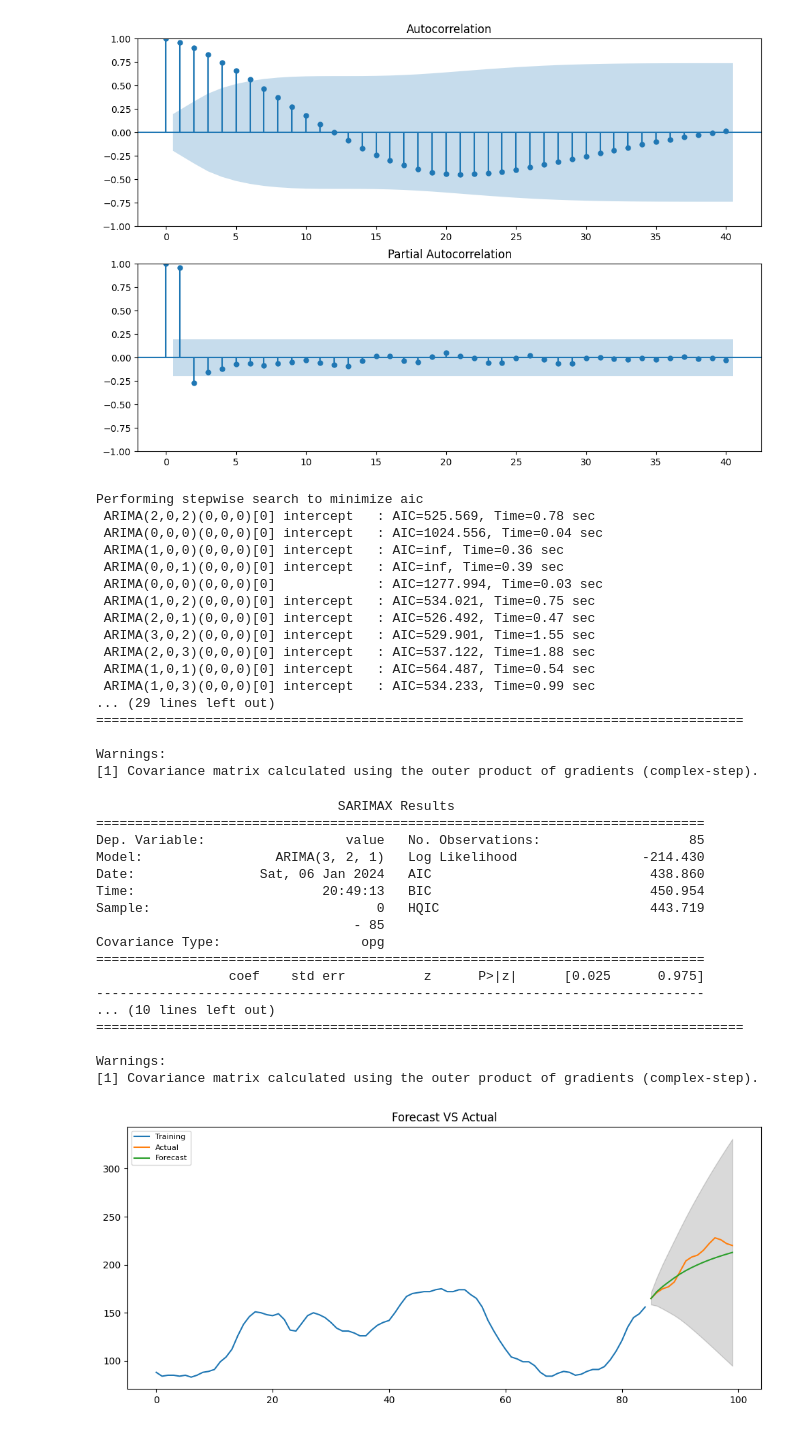
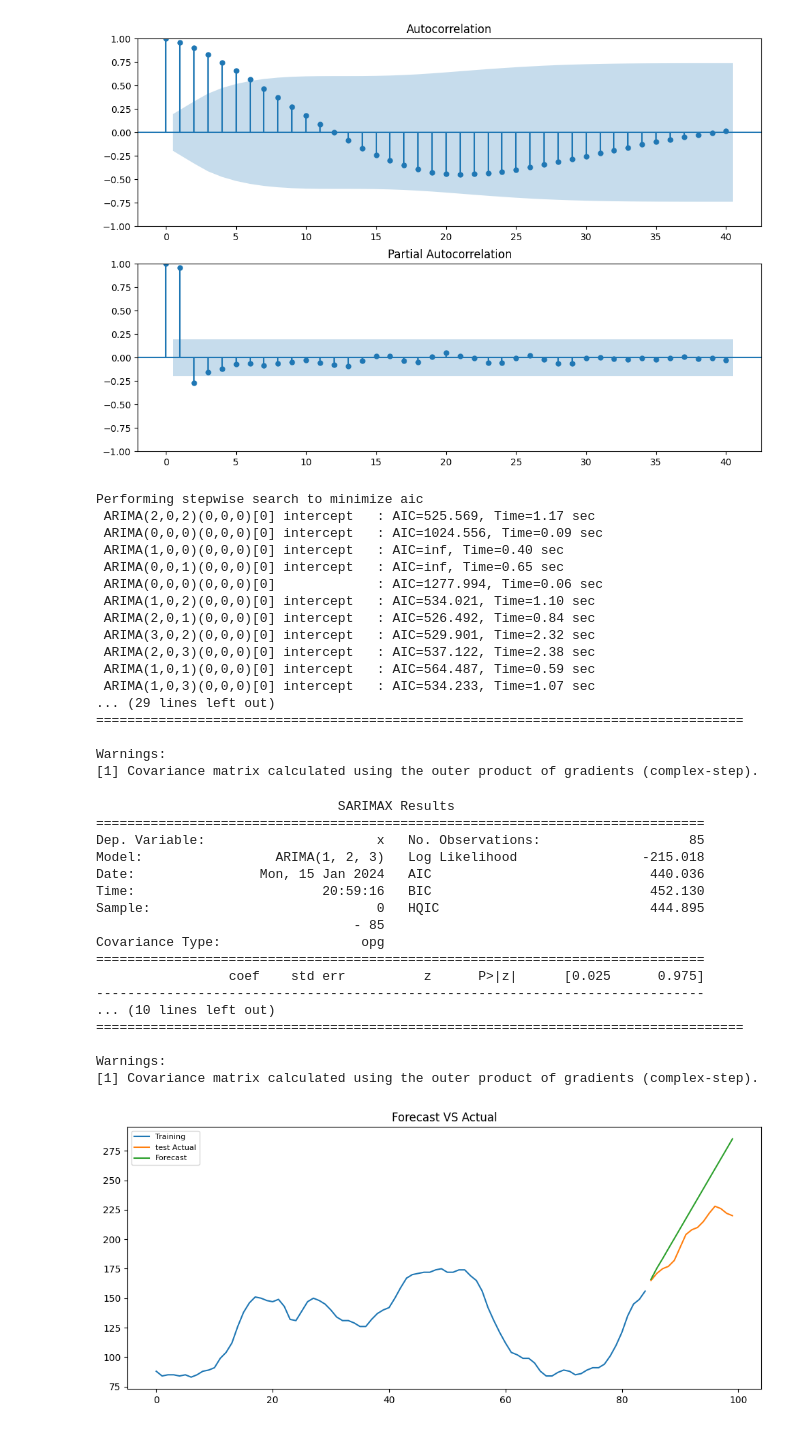
Before and after one commit to Ankar-Kumar/simulation, a Jupyter notebook: forecasting/Code_forecast.ipynb, the cells around one changed output. Cells and saved outputs as stored; diff of their text form; code cells hidden in the pictures.

```diff
--- a/forecasting/Code_forecast.ipynb
+++ b/forecasting/Code_forecast.ipynb
@@ -15,6 +15,6 @@ from statsmodels.tsa.stattools import acf, pacf
 from statsmodels.graphics.tsaplots import plot_acf, plot_pacf
 # %%
 
-df = read_csv("usage.csv",names=['value'], header=0)
+df = read_csv("usage.csv")
 df.head()
 # %% [output]
@@ -48,17 +48,17 @@ autoarima_model = auto_arima(df, trace=True)
 print(autoarima_model.summary())
 # %% [output]
 Performing stepwise search to minimize aic
- ARIMA(2,0,2)(0,0,0)[0] intercept   : AIC=525.569, Time=0.78 sec
- ARIMA(0,0,0)(0,0,0)[0] intercept   : AIC=1024.556, Time=0.04 sec
- ARIMA(1,0,0)(0,0,0)[0] intercept   : AIC=inf, Time=0.36 sec
- ARIMA(0,0,1)(0,0,0)[0] intercept   : AIC=inf, Time=0.39 sec
- ARIMA(0,0,0)(0,0,0)[0]             : AIC=1277.994, Time=0.03 sec
- ARIMA(1,0,2)(0,0,0)[0] intercept   : AIC=534.021, Time=0.75 sec
- ARIMA(2,0,1)(0,0,0)[0] intercept   : AIC=526.492, Time=0.47 sec
- ARIMA(3,0,2)(0,0,0)[0] intercept   : AIC=529.901, Time=1.55 sec
- ARIMA(2,0,3)(0,0,0)[0] intercept   : AIC=537.122, Time=1.88 sec
- ARIMA(1,0,1)(0,0,0)[0] intercept   : AIC=564.487, Time=0.54 sec
- ARIMA(1,0,3)(0,0,0)[0] intercept   : AIC=534.233, Time=0.99 sec
+ ARIMA(2,0,2)(0,0,0)[0] intercept   : AIC=525.569, Time=1.17 sec
+ ARIMA(0,0,0)(0,0,0)[0] intercept   : AIC=1024.556, Time=0.09 sec
+ ARIMA(1,0,0)(0,0,0)[0] intercept   : AIC=inf, Time=0.40 sec
+ ARIMA(0,0,1)(0,0,0)[0] intercept   : AIC=inf, Time=0.65 sec
+ ARIMA(0,0,0)(0,0,0)[0]             : AIC=1277.994, Time=0.06 sec
+ ARIMA(1,0,2)(0,0,0)[0] intercept   : AIC=534.021, Time=1.10 sec
+ ARIMA(2,0,1)(0,0,0)[0] intercept   : AIC=526.492, Time=0.84 sec
+ ARIMA(3,0,2)(0,0,0)[0] intercept   : AIC=529.901, Time=2.32 sec
+ ARIMA(2,0,3)(0,0,0)[0] intercept   : AIC=537.122, Time=2.38 sec
+ ARIMA(1,0,1)(0,0,0)[0] intercept   : AIC=564.487, Time=0.59 sec
+ ARIMA(1,0,3)(0,0,0)[0] intercept   : AIC=534.233, Time=1.07 sec
 ... (29 lines left out)
 ===================================================================================
 
@@ -66,20 +66,20 @@ Warnings:
 [1] Covariance matrix calculated using the outer product of gradients (complex-step).
 # %%
 size = int(len(df) * 0.85)
-train = df.value[:size]
-test = df.value[size:]
+train = df[:size]
+test = df[size:]
 # %%
-model = ARIMA(train, order=(3,2,1))
+model = ARIMA(train, order=(1,2,3))
 fitted = model.fit()
 print(fitted.summary())
 # %% [output]
                                SARIMAX Results
 ==============================================================================
-Dep. Variable:                  value   No. Observations:                   85
-Model:                 ARIMA(3, 2, 1)   Log Likelihood                -214.430
-Date:                Sat, 06 Jan 2024   AIC                            438.860
-Time:                        20:49:13   BIC                            450.954
-Sample:                             0   HQIC                           443.719
+Dep. Variable:                      x   No. Observations:                   85
+Model:                 ARIMA(1, 2, 3)   Log Likelihood                -215.018
+Date:                Mon, 15 Jan 2024   AIC                            440.036
+Time:                        20:59:16   BIC                            452.130
+Sample:                             0   HQIC                           444.895
                                  - 85
 Covariance Type:                  opg
 ==============================================================================
@@ -102,12 +102,12 @@ upper_series = pd.Series(conf_int['upper value'], index=test.index)
 # %%
 # Plot
-plt.figure(figsize=(12,5), dpi=100)
+plt.figure(figsize=(12,5))
 plt.plot(train, label='Training')
-plt.plot(test, label='Actual')
+plt.plot(test, label='test Actual')
 plt.plot(forecast, label='Forecast')
-plt.fill_between(lower_series.index, lower_series, upper_series, color='k', alpha=.15)
+# plt.fill_between(lower_series.index, lower_series, upper_series, color='k', alpha=.15)
 plt.title('Forecast VS Actual')
 plt.legend(loc='upper left', fontsize=8)
 plt.show()
 # %% [output]
-[figure, old version]
+[figure, new version]
```
Also changed, not shown: parts of 13 cells of this notebook, 5 other files.
